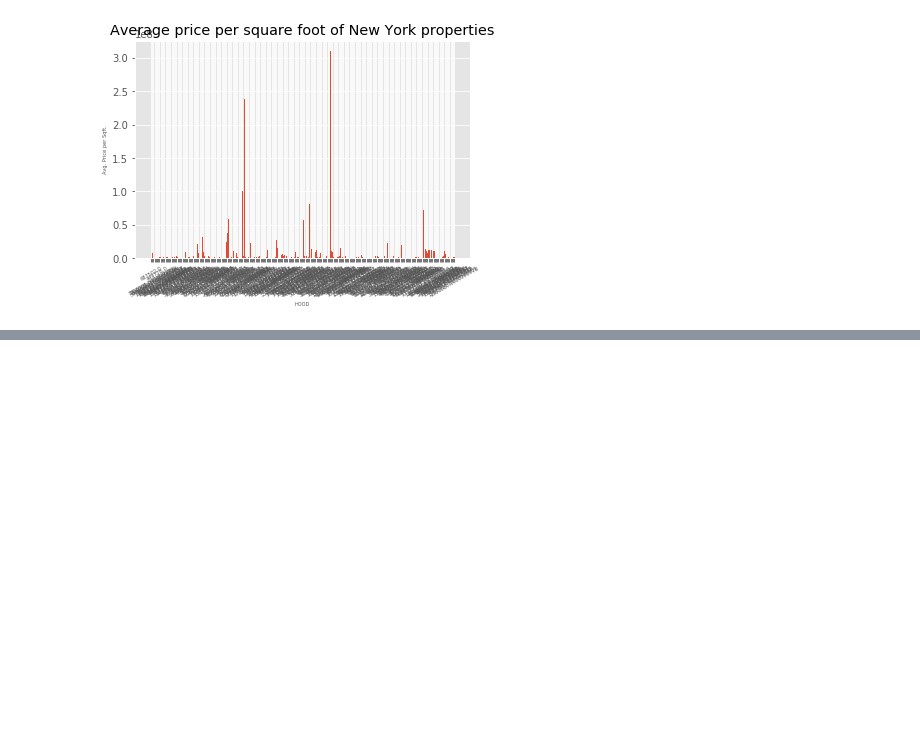
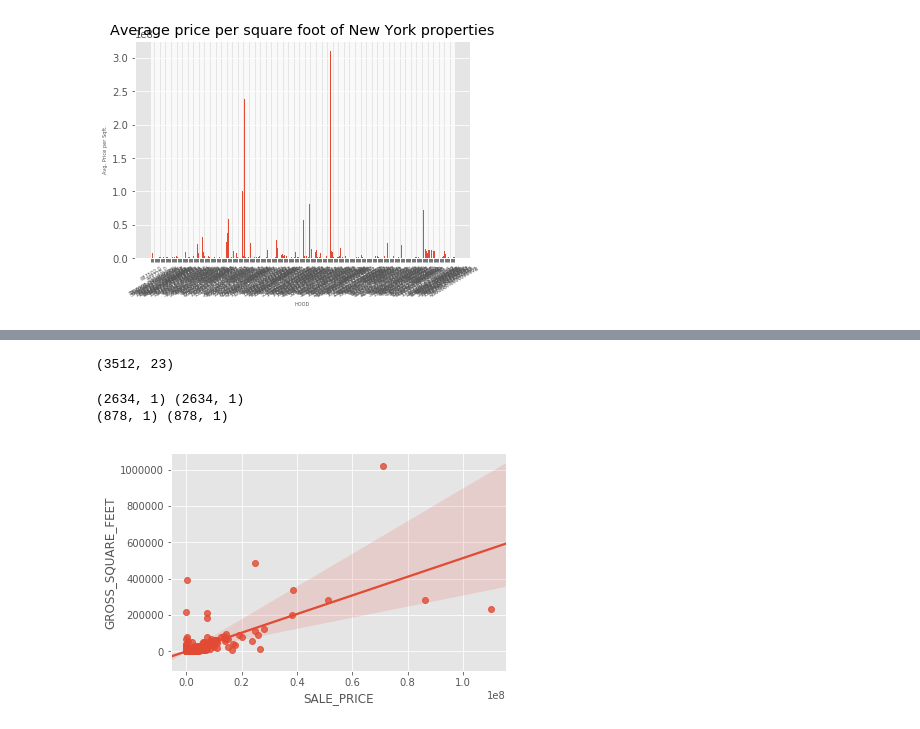
Before and after one commit to Lovem1/NEWYOIK, a Jupyter notebook: NYC Properties analysis.ipynb, the cells around one changed output, grey strips where cells are left out. Cells and saved outputs as stored; diff of their text form; code cells hidden in the pictures; blank space fills up the shorter version.

```diff
--- a/NYC Properties analysis.ipynb
+++ b/NYC Properties analysis.ipynb
@@ -443,0 +465,22 @@ Index(['AIRPORT LA GUARDIA', 'ALPHABET CITY', 'ANNADALE', 'ARDEN HEIGHTS',
+# %%
+subset = df[df['BOROUGH']==2]
+subset.shape
+# %% [output]
+(3512, 23)
+# %%
+X = subset[['SALE_PRICE']]
+y = subset[['GROSS_SQUARE_FEET']]
+X_train, X_test, y_train, y_test=train_test_split(X, y,
+                                                  test_size = 0.25,
+                                                  random_state = 123)
+# %%
+print (X_train.shape, y_train.shape)
+print (X_test.shape, y_test.shape)
+# %% [output]
+(2634, 1) (2634, 1)
+(878, 1) (878, 1)
+# %%
+Train = pd.concat([X_train, y_train], axis=1)
+r = sns.regplot(x= 'SALE_PRICE', y='GROSS_SQUARE_FEET', data=Train)
+# %% [output]
+[figure, added]
```
Also changed, not shown: parts of 4 cells of this notebook.
